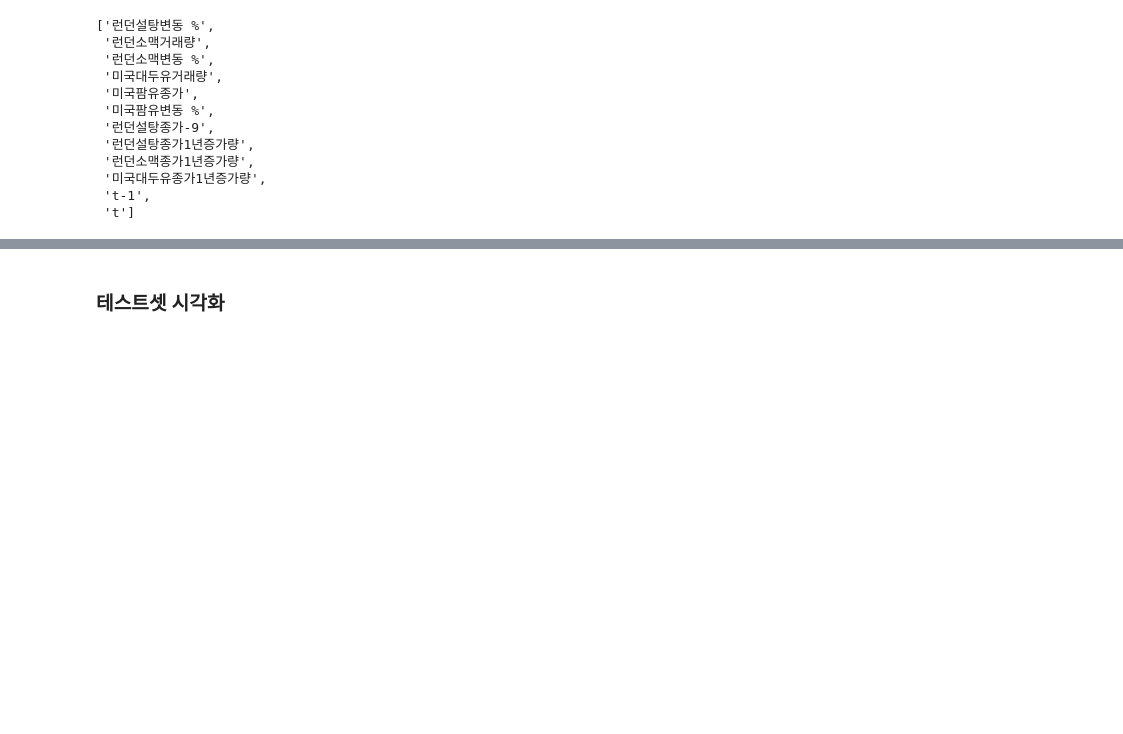
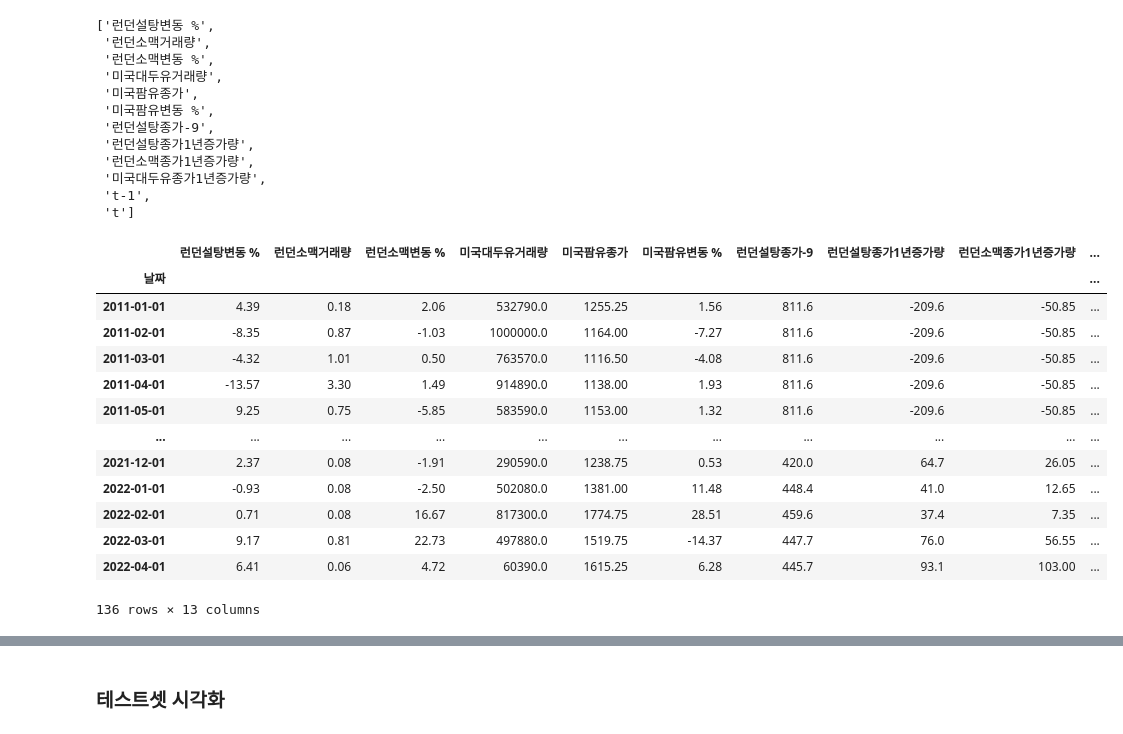
Before and after one commit to yongjunism/BobBit, a Jupyter notebook: modeling/ramyun/modeling.ipynb, the cells around one changed output, grey strips where cells are left out. Cells and saved outputs as stored; diff of their text form; code cells hidden in the pictures; blank space fills up the shorter version.

```diff
--- a/modeling/ramyun/modeling.ipynb
+++ b/modeling/ramyun/modeling.ipynb
@@ -1423,3 +1427,20 @@ y_pred_lr_lag2 = pd.DataFrame(y_pred_lr_lag2)
 y_test = pd.DataFrame(y_test)
 y_pred_lr_lag2.index = result['날짜'][int(len(x)*(70/100)):]
 y_test.index = result['날짜'][int(len(x)*(70/100)):]
+# %%
+vif_data
+# %% [output]
+|  | 런던설탕변동 % | 런던소맥거래량 | 런던소맥변동 % | 미국대두유거래량 | 미국팜유종가 | 미국팜유변동 % | 런던설탕종가-9 | 런던설탕종가1년증가량 | 런던소맥종가1년증가량 | ... |
+| 날짜 |  |  |  |  |  |  |  |  |  | ... |
+| 2011-01-01 | 4.39 | 0.18 | 2.06 | 532790.0 | 1255.25 | 1.56 | 811.6 | -209.6 | -50.85 | ... |
+| 2011-02-01 | -8.35 | 0.87 | -1.03 | 1000000.0 | 1164.00 | -7.27 | 811.6 | -209.6 | -50.85 | ... |
+| 2011-03-01 | -4.32 | 1.01 | 0.50 | 763570.0 | 1116.50 | -4.08 | 811.6 | -209.6 | -50.85 | ... |
+| 2011-04-01 | -13.57 | 3.30 | 1.49 | 914890.0 | 1138.00 | 1.93 | 811.6 | -209.6 | -50.85 | ... |
+| 2011-05-01 | 9.25 | 0.75 | -5.85 | 583590.0 | 1153.00 | 1.32 | 811.6 | -209.6 | -50.85 | ... |
+| ... | ... | ... | ... | ... | ... | ... | ... | ... | ... | ... |
+| 2021-12-01 | 2.37 | 0.08 | -1.91 | 290590.0 | 1238.75 | 0.53 | 420.0 | 64.7 | 26.05 | ... |
+| 2022-01-01 | -0.93 | 0.08 | -2.50 | 502080.0 | 1381.00 | 11.48 | 448.4 | 41.0 | 12.65 | ... |
+| 2022-02-01 | 0.71 | 0.08 | 16.67 | 817300.0 | 1774.75 | 28.51 | 459.6 | 37.4 | 7.35 | ... |
+| 2022-03-01 | 9.17 | 0.81 | 22.73 | 497880.0 | 1519.75 | -14.37 | 447.7 | 76.0 | 56.55 | ... |
+| 2022-04-01 | 6.41 | 0.06 | 4.72 | 60390.0 | 1615.25 | 6.28 | 445.7 | 93.1 | 103.00 | ... |
+136 rows × 13 columns
```
Also changed, not shown: parts of 14 cells of this notebook, 16 other files.
